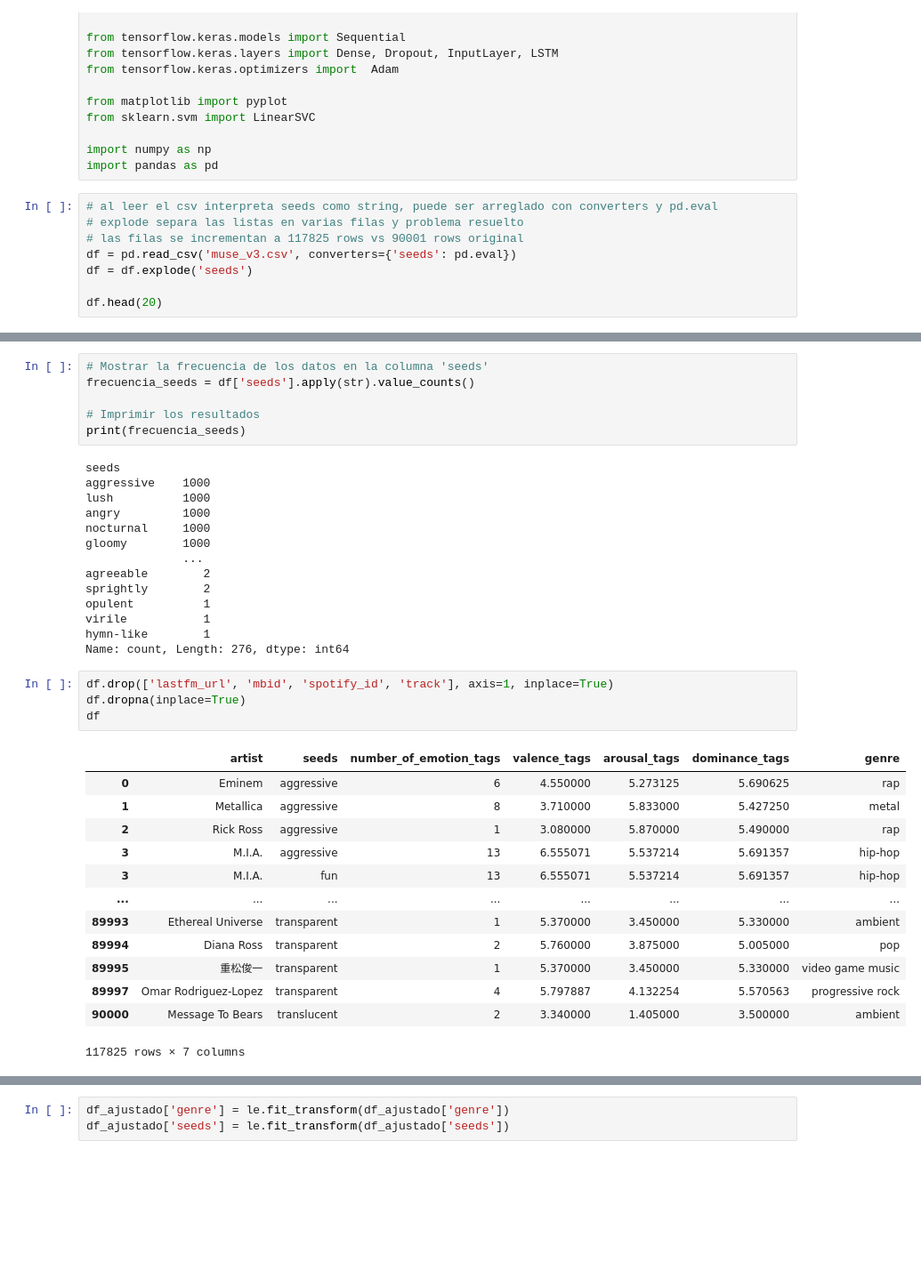
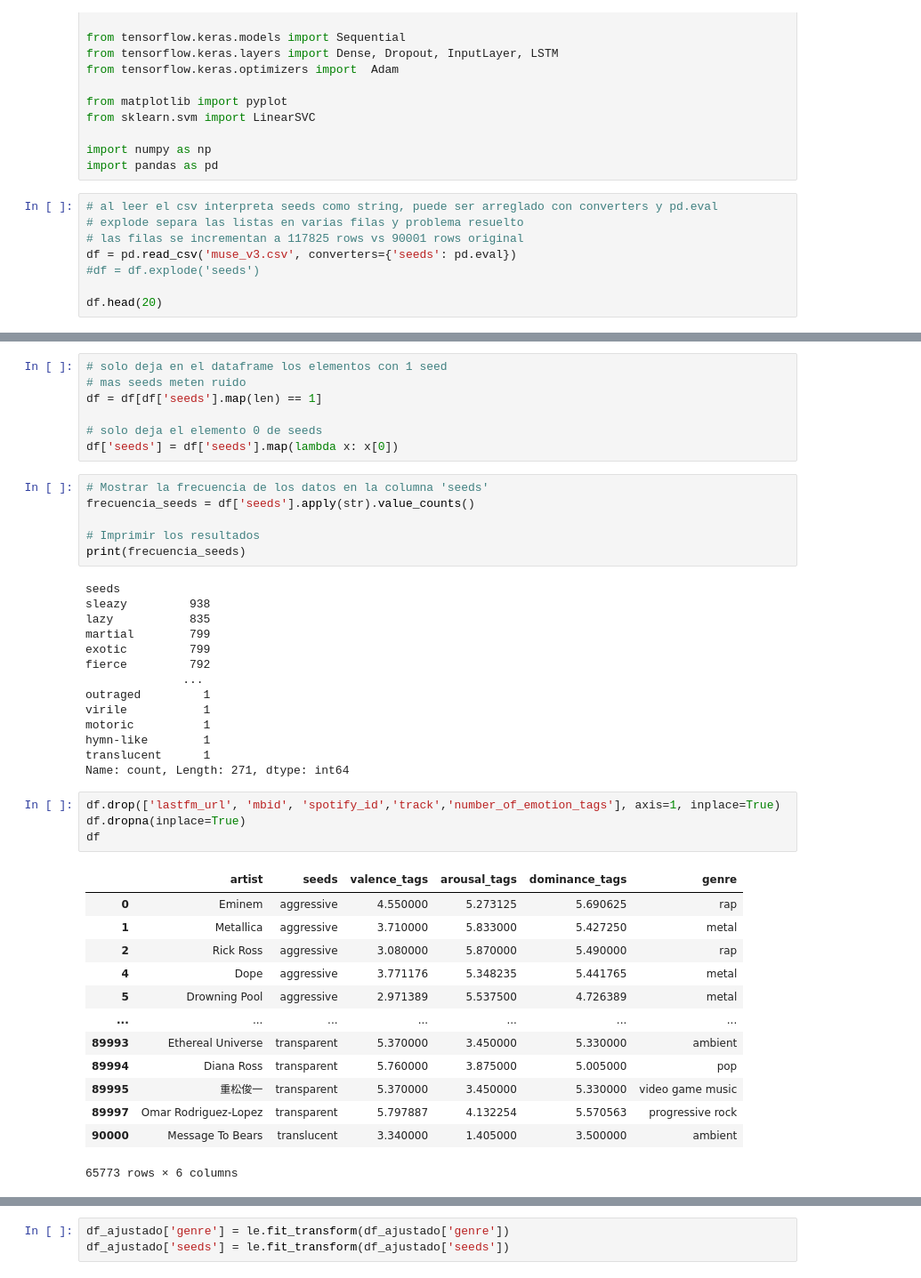
Before and after one commit to gaanno/proyecto-ml, a Jupyter notebook: proyecto.ipynb, the cells around one changed output, grey strips where cells are left out. Shown at 89% size. Saved outputs shown, nothing was run; the diff lists cells and outputs as text; blank space fills up the shorter version.

```diff
--- a/proyecto.ipynb
+++ b/proyecto.ipynb
@@ -29,7 +36,7 @@ import pandas as pd
 # explode separa las listas en varias filas y problema resuelto
 # las filas se incrementan a 117825 rows vs 90001 rows original
 df = pd.read_csv('muse_v3.csv', converters={'seeds': pd.eval})
-df = df.explode('seeds')
+#df = df.explode('seeds')
 
 df.head(20)
 # %% [output]
@@ -53,3 +60,10 @@ df.head(20)
+# %%
+# solo deja en el dataframe los elementos con 1 seed
+# mas seeds meten ruido
+df = df[df['seeds'].map(len) == 1]
+
+# solo deja el elemento 0 de seeds
+df['seeds'] = df['seeds'].map(lambda x: x[0])
 # %%
 # Mostrar la frecuencia de los datos en la columna 'seeds'
 frecuencia_seeds = df['seeds'].apply(str).value_counts()
@@ -58,36 +72,36 @@ frecuencia_seeds = df['seeds'].apply(str).value_counts()
 print(frecuencia_seeds)
 # %% [output]
 seeds
-aggressive    1000
-lush          1000
-angry         1000
-nocturnal     1000
-gloomy        1000
+sleazy         938
+lazy           835
+martial        799
+exotic         799
+fierce         792
               ...
-agreeable        2
-sprightly        2
-opulent          1
+outraged         1
 virile           1
+motoric          1
 hymn-like        1
-Name: count, Length: 276, dtype: int64
+translucent      1
+Name: count, Length: 271, dtype: int64
 # %%
-df.drop(['lastfm_url', 'mbid', 'spotify_id', 'track'], axis=1, inplace=True)
+df.drop(['lastfm_url', 'mbid', 'spotify_id','track','number_of_emotion_tags'], axis=1, inplace=True)
 df.dropna(inplace=True)
 df
 # %% [output]
-|  | artist | seeds | number_of_emotion_tags | valence_tags | arousal_tags | dominance_tags | genre |
-| 0 | Eminem | aggressive | 6 | 4.550000 | 5.273125 | 5.690625 | rap |
-| 1 | Metallica | aggressive | 8 | 3.710000 | 5.833000 | 5.427250 | metal |
-| 2 | Rick Ross | aggressive | 1 | 3.080000 | 5.870000 | 5.490000 | rap |
-| 3 | M.I.A. | aggressive | 13 | 6.555071 | 5.537214 | 5.691357 | hip-hop |
-| 3 | M.I.A. | fun | 13 | 6.555071 | 5.537214 | 5.691357 | hip-hop |
-| ... | ... | ... | ... | ... | ... | ... | ... |
-| 89993 | Ethereal Universe | transparent | 1 | 5.370000 | 3.450000 | 5.330000 | ambient |
-| 89994 | Diana Ross | transparent | 2 | 5.760000 | 3.875000 | 5.005000 | pop |
-| 89995 | 重松俊一 | transparent | 1 | 5.370000 | 3.450000 | 5.330000 | video game music |
-| 89997 | Omar Rodriguez-Lopez | transparent | 4 | 5.797887 | 4.132254 | 5.570563 | progressive rock |
-| 90000 | Message To Bears | translucent | 2 | 3.340000 | 1.405000 | 3.500000 | ambient |
+|  | artist | seeds | valence_tags | arousal_tags | dominance_tags | genre |
+| 0 | Eminem | aggressive | 4.550000 | 5.273125 | 5.690625 | rap |
+| 1 | Metallica | aggressive | 3.710000 | 5.833000 | 5.427250 | metal |
+| 2 | Rick Ross | aggressive | 3.080000 | 5.870000 | 5.490000 | rap |
+| 4 | Dope | aggressive | 3.771176 | 5.348235 | 5.441765 | metal |
+| 5 | Drowning Pool | aggressive | 2.971389 | 5.537500 | 4.726389 | metal |
+| ... | ... | ... | ... | ... | ... | ... |
+| 89993 | Ethereal Universe | transparent | 5.370000 | 3.450000 | 5.330000 | ambient |
+| 89994 | Diana Ross | transparent | 5.760000 | 3.875000 | 5.005000 | pop |
+| 89995 | 重松俊一 | transparent | 5.370000 | 3.450000 | 5.330000 | video game music |
+| 89997 | Omar Rodriguez-Lopez | transparent | 5.797887 | 4.132254 | 5.570563 | progressive rock |
+| 90000 | Message To Bears | translucent | 3.340000 | 1.405000 | 3.500000 | ambient |
-117825 rows × 7 columns
+65773 rows × 6 columns
 # %%
 print(df['genre'].unique())
 # %% [output]
```
Also changed, not shown: parts of 26 cells of this notebook, 1 other file.
